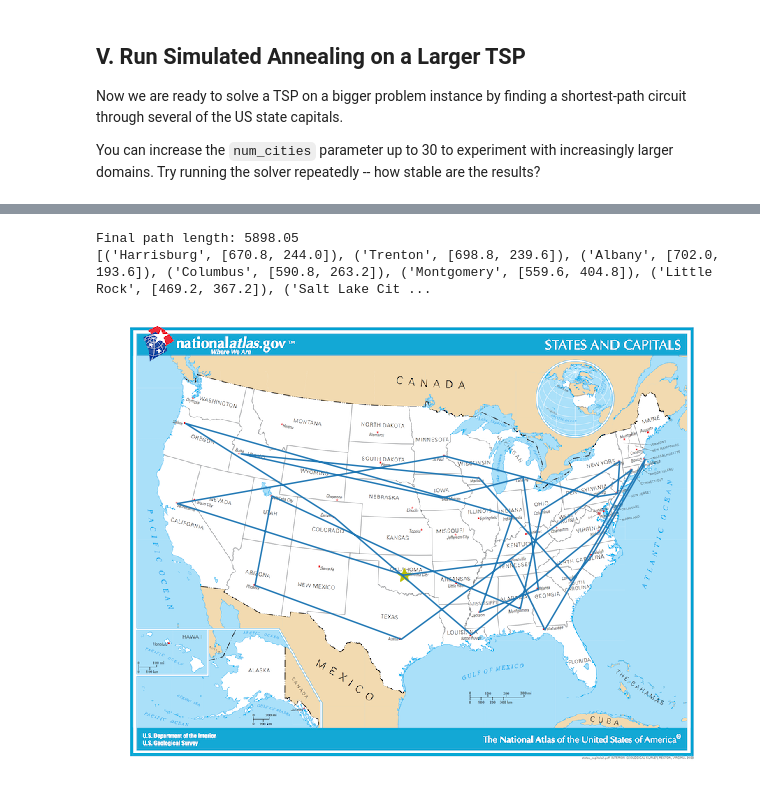
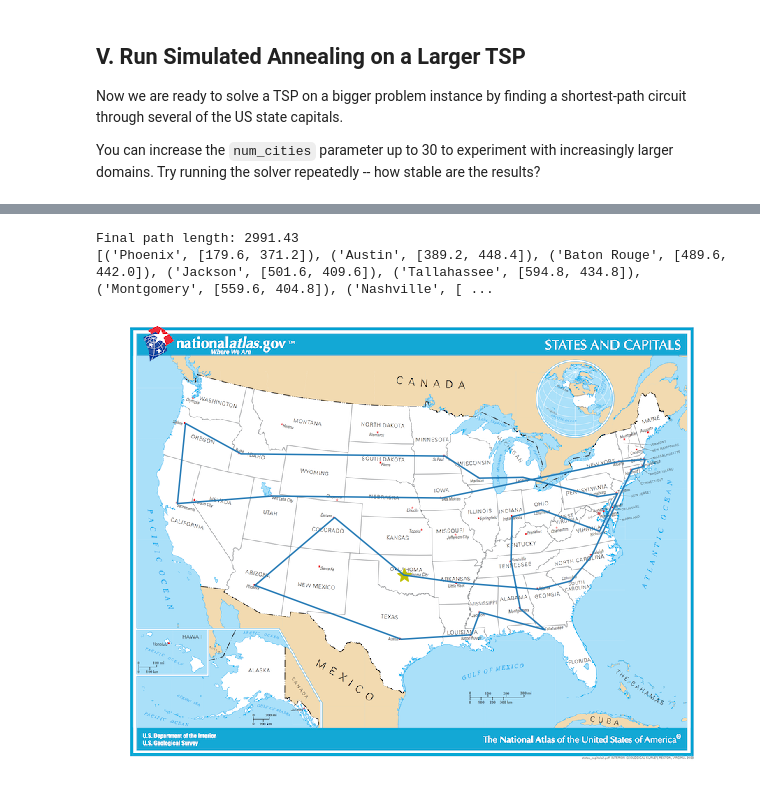
Before and after one commit to JasonVann/AIND-Simulated_Annealing, a Jupyter notebook: AIND-Simulated_Annealing.ipynb, the cells around one changed output, grey strips where cells are left out. Cells and saved outputs as stored; diff of their text form; code cells hidden in the pictures.

```diff
--- a/AIND-Simulated_Annealing.ipynb
+++ b/AIND-Simulated_Annealing.ipynb
@@ -329,16 +366,16 @@ Initial path value: 8119.82
 [figure]
 # %%
 # set the decay rate and initial temperature parameters, then run simulated annealing to solve the TSP
-alpha = 0.95
-temperature=1e5
+alpha = 0.99
+temperature=1e8
 result = simulated_annealing(capitals_tsp, schedule)
 print("Final path length: {:.2f}".format(-result.get_value()))
 print(result.path)
 show_path(result.coords, starting_city)
 # %% [output]
-Final path length: 5898.05
-[('Harrisburg', [670.8, 244.0]), ('Trenton', [698.8, 239.6]), ('Albany', [702.0, 193.6]), ('Columbus', [590.8, 263.2]), ('Montgomery', [559.6, 404.8]), ('Little Rock', [469.2, 367.2]), ('Salt Lake Cit ...
+Final path length: 2991.43
+[('Phoenix', [179.6, 371.2]), ('Austin', [389.2, 448.4]), ('Baton Rouge', [489.6, 442.0]), ('Jackson', [501.6, 409.6]), ('Tallahassee', [594.8, 434.8]), ('Montgomery', [559.6, 404.8]), ('Nashville', [ ...
-[figure, old version]
+[figure, new version]
 # %% [markdown]
 ### Experiments (Optional)
 Here are some ideas for additional experiments with various settings and parameters once you've completed the lab.
```
Also changed, not shown: parts of 5 cells of this notebook.
